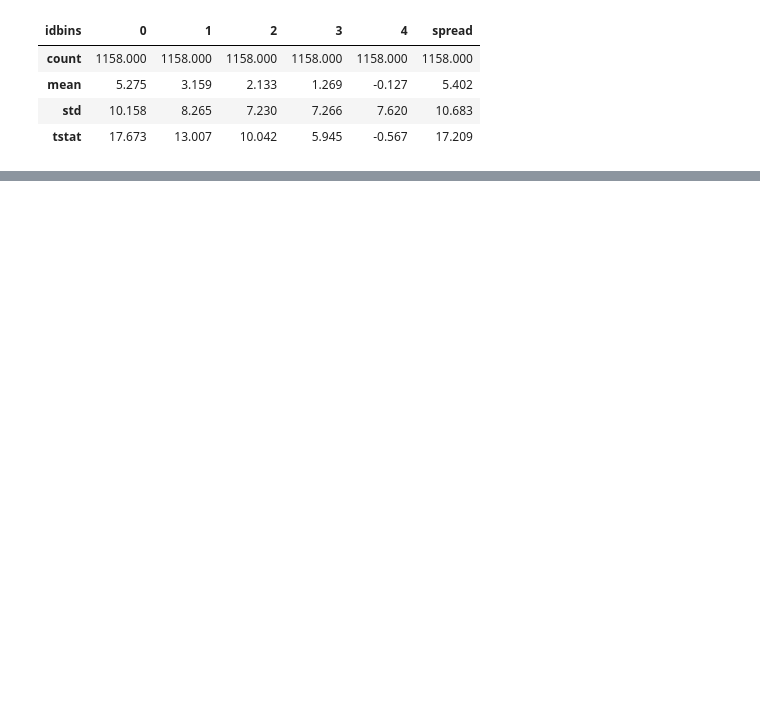
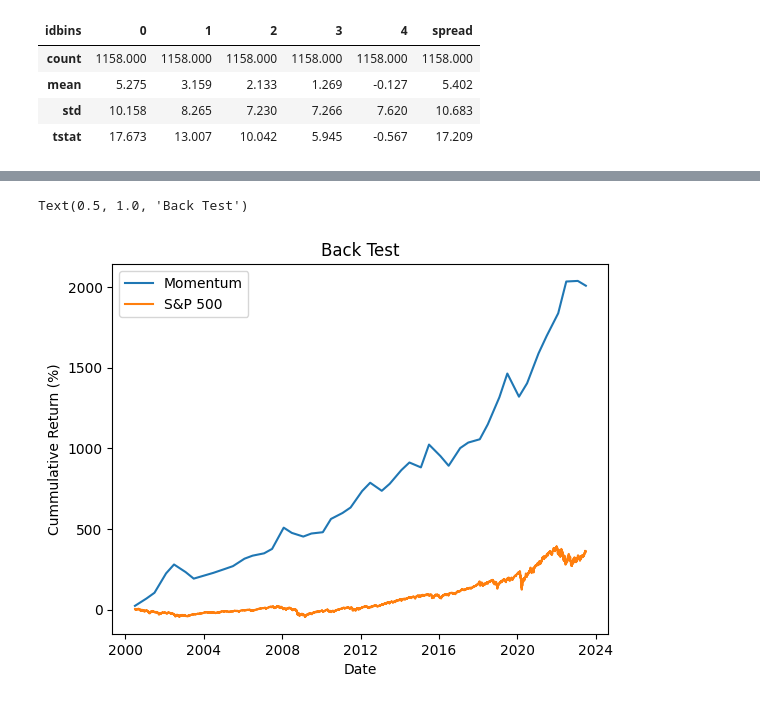
Before and after one commit to andrewhall1124/fip_momentum, a Jupyter notebook: replication.ipynb, the cells around one changed output, grey strips where cells are left out. Saved outputs shown, nothing was run; the diff lists cells and outputs as text; code cells hidden in the pictures; blank space fills up the shorter version.

```diff
--- a/replication.ipynb
+++ b/replication.ipynb
@@ -260,0 +271,8 @@ Text(0.5, 1.0, 'Back Test')
+# %%
+start = spread.index.min()
+end = spread.index.max()
+benchmark = yf.download('SPY',start,end)
+benchmark = benchmark[['Adj Close']].copy()
+benchmark['ret'] = benchmark['Adj Close'].pct_change()
+benchmark['cum_ret'] = ((1 + benchmark['ret']).cumprod() - 1) * 100
+benchmark
@@ -260,0 +295,14 @@ Text(0.5, 1.0, 'Back Test')
+# %%
+# Plot the cummulative returns
+
+sns.lineplot(data=spread,x='caldt',y='cum_ret', label='Momentum')
+sns.lineplot(data=benchmark, x='Date', y='cum_ret', label='S&P 500')
+
+plt.ylabel("Cummulative Return (%)")
+
+plt.xlabel("Date")
+
+plt.title("Back Test")
+# %% [output]
+Text(0.5, 1.0, 'Back Test')
+[figure, added]
```
Also changed, not shown: parts of 4 cells of this notebook, 1 other file.
